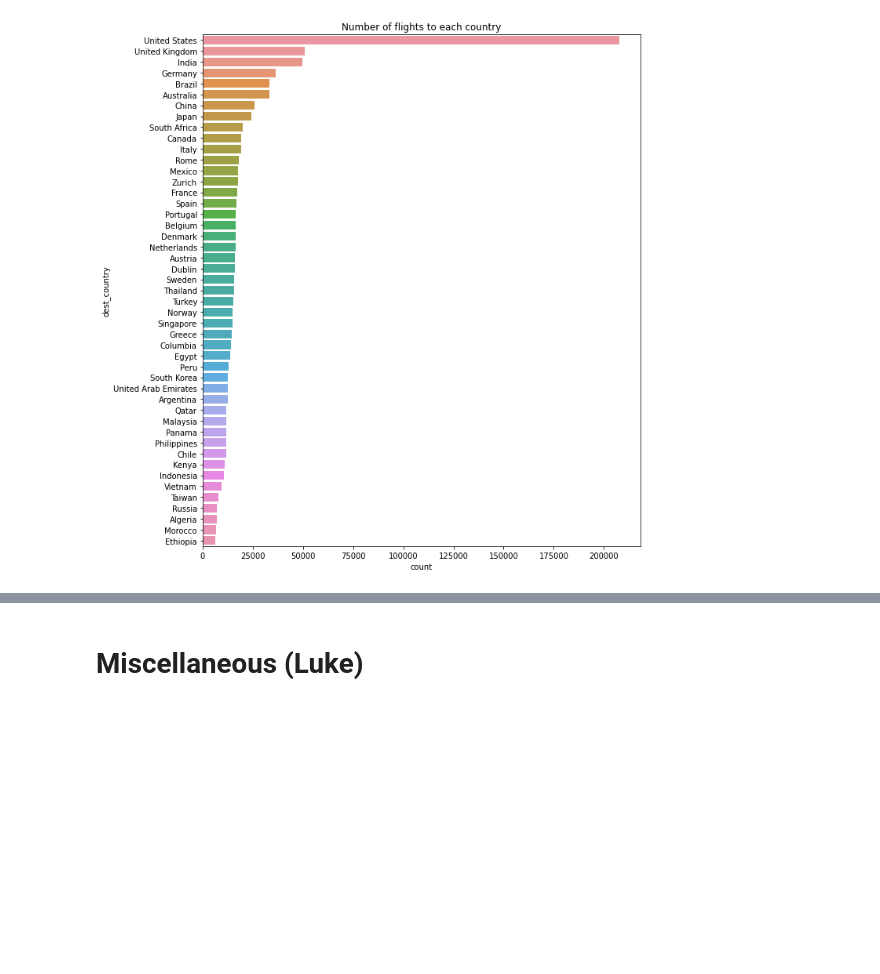
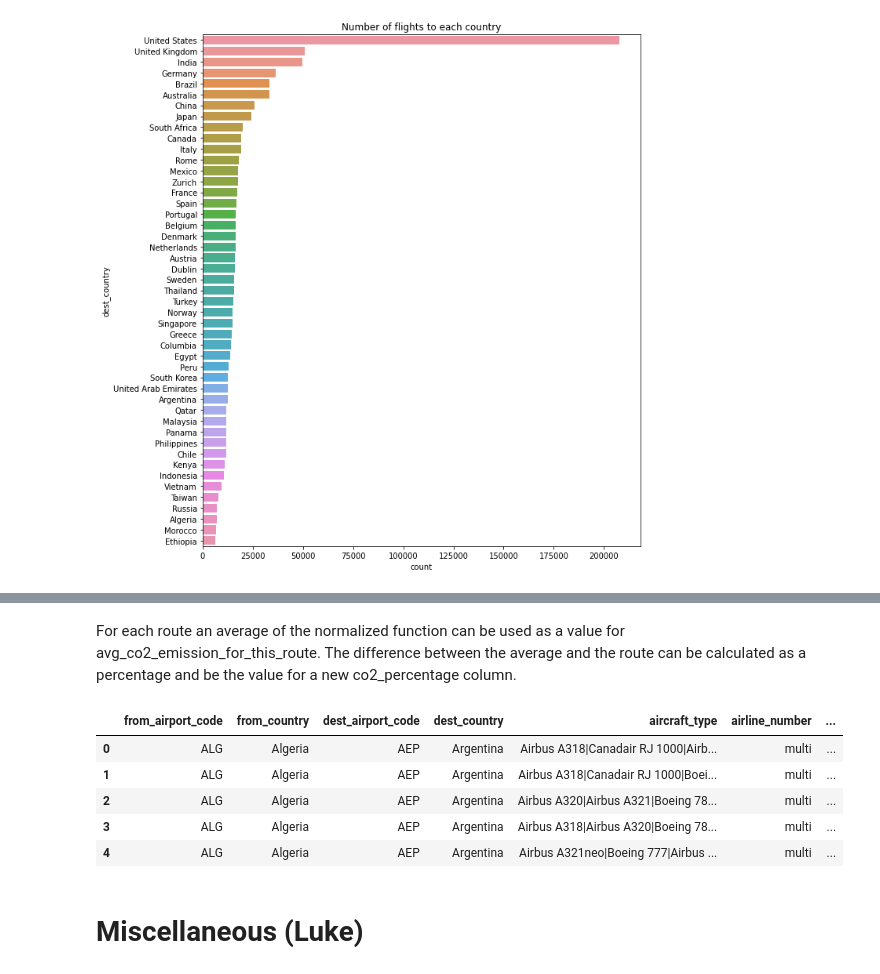
Before and after one commit to LukeJConnelly/data-visualisation-project, a Jupyter notebook: data_exploration.ipynb, the cells around one changed output, grey strips where cells are left out. Cells and saved outputs as stored; diff of their text form; code cells hidden in the pictures; blank space fills up the shorter version.

```diff
--- a/data_exploration.ipynb
+++ b/data_exploration.ipynb
@@ -157,0 +193,3 @@ plt.show()
+# %%
+groups = df.groupby(["from_airport_code", "dest_airport_code"])["co2_emissions"].mean()
+groups
@@ -158,3 +210,20 @@ plt.show()
+# %%
+for index, row in df.iterrows():
+    df.at[index, "avg_co2_emission_for_this_route"] = groups[row["from_airport_code"]][row["dest_airport_code"]]
+# %% [markdown]
+For each route an average of the normalized function can be used as a value for avg_co2_emission_for_this_route. The difference between the average and the route can be calculated as a percentage and be the value for a new co2_percentage column.
+# %%
+for index, row in df.iterrows():
+    df.at[index, "co2_percentage"] = ((row["avg_co2_emission_for_this_route"] - row["co2_emissions"])/row["avg_co2_emission_for_this_route"])
+# %%
+df.head()
+# %% [output]
+|  | from_airport_code | from_country | dest_airport_code | dest_country | aircraft_type | airline_number | ... |
+| 0 | ALG | Algeria | AEP | Argentina | Airbus A318|Canadair RJ 1000|Airb... | multi | ... |
+| 1 | ALG | Algeria | AEP | Argentina | Airbus A318|Canadair RJ 1000|Boei... | multi | ... |
+| 2 | ALG | Algeria | AEP | Argentina | Airbus A320|Airbus A321|Boeing 78... | multi | ... |
+| 3 | ALG | Algeria | AEP | Argentina | Airbus A318|Airbus A320|Boeing 78... | multi | ... |
+| 4 | ALG | Algeria | AEP | Argentina | Airbus A321neo|Boeing 777|Airbus ... | multi | ... |
 # %% [markdown]
 # Miscellaneous (Luke)
 # %%
```
Also changed, not shown: parts of 10 cells of this notebook, 1 other file.
